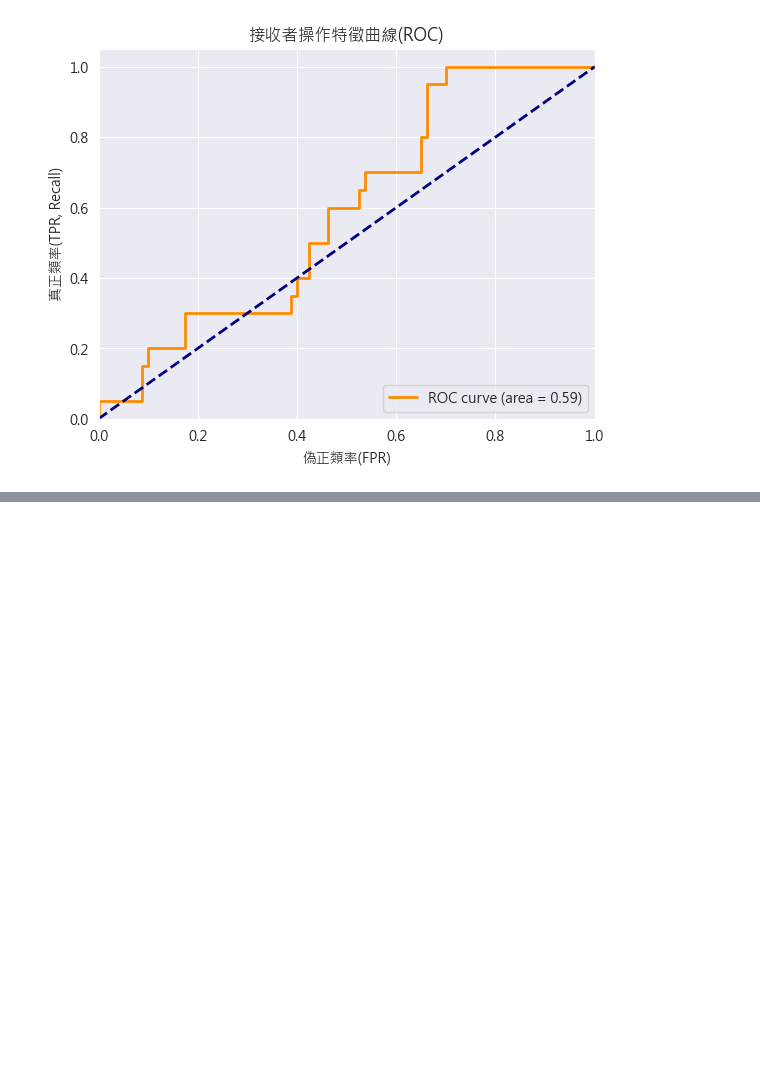
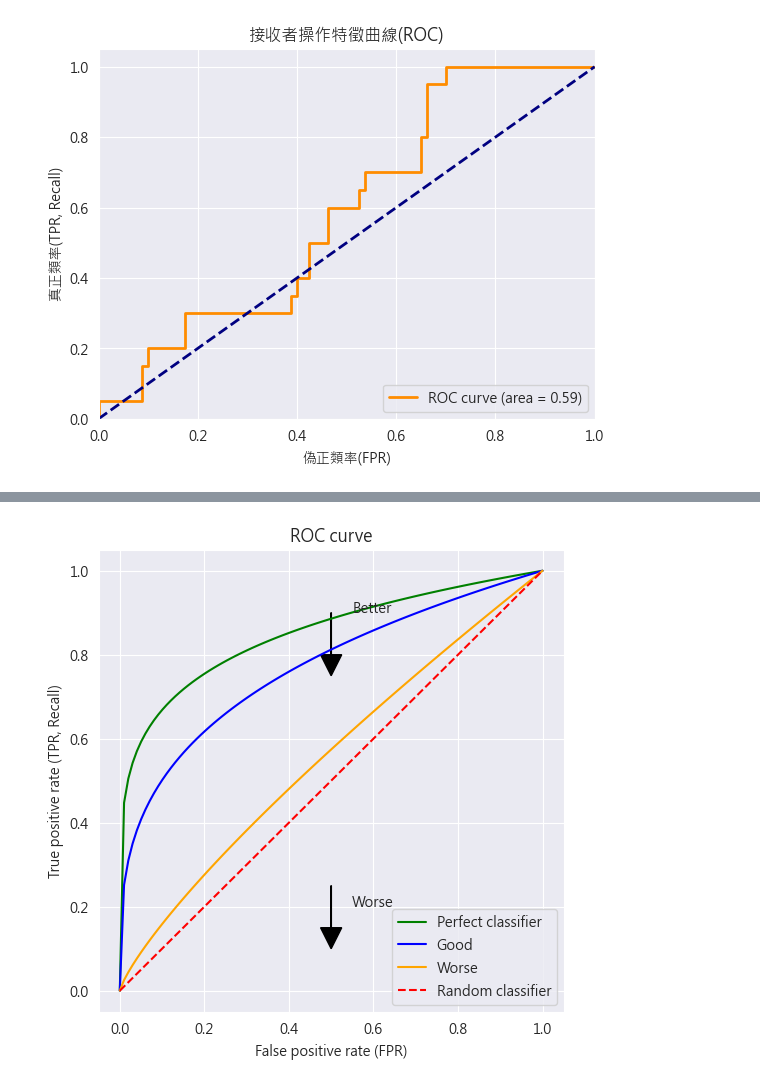
Before and after one commit to BoshiLee/dae_sample, a Jupyter notebook: draw_confuse_matrix.ipynb, the cells around one changed output, grey strips where cells are left out. Cells and saved outputs as stored; diff of their text form; code cells hidden in the pictures; blank space fills up the shorter version.

```diff
--- a/draw_confuse_matrix.ipynb
+++ b/draw_confuse_matrix.ipynb
@@ -91,0 +132,38 @@ plt.show()
+# %%
+# 設定資料
+fpr = np.linspace(0, 1, 100)
+
+# Perfect classifier: 曲線形狀
+perfect_tpr = (np.sqrt(fpr ** 0.35))
+
+# Good classifier: 優於random但劣於perfect的線
+good_tpr = (np.sqrt(fpr ** 0.6))
+
+# Worse classifier: 僅稍好於隨機分類器
+worse_tpr = fpr ** 0.8
+
+# 繪圖
+plt.figure(figsize=(6,6))
+plt.plot(fpr, perfect_tpr, label='Perfect classifier', color='green')
+plt.plot(fpr, good_tpr, label='Good', color='blue')
+plt.plot(fpr, worse_tpr, label='Worse', color='orange')
+plt.plot(fpr, fpr, '--', label='Random classifier', color='red')
+
+# 加上箭頭和文字
+plt.annotate('Better', xy=(0.6, 0.8), xytext=(0.55, 0.9))
+plt.annotate('Worse', xy=(0.6, 0.3), xytext=(0.55, 0.2))
+plt.arrow(0.5, 0.9, 0, -0.1, head_width=0.05, head_length=0.05, color='black')
+plt.arrow(0.5, 0.25, 0, -0.1, head_width=0.05, head_length=0.05, color='black')
+
+# 設定標籤、標題和圖例
+plt.xlabel('False positive rate (FPR)')
+plt.ylabel('True positive rate (TPR, Recall)')
+plt.title('ROC curve')
+plt.legend(loc='lower right')
+
+# 顯示圖形
+plt.grid(True)
+plt.savefig('roc_curve_sample.png', dpi=300, bbox_inches='tight')
+plt.show()
+# %% [output]
+[figure, added]
```
Also changed, not shown: parts of 1 cell of this notebook.
